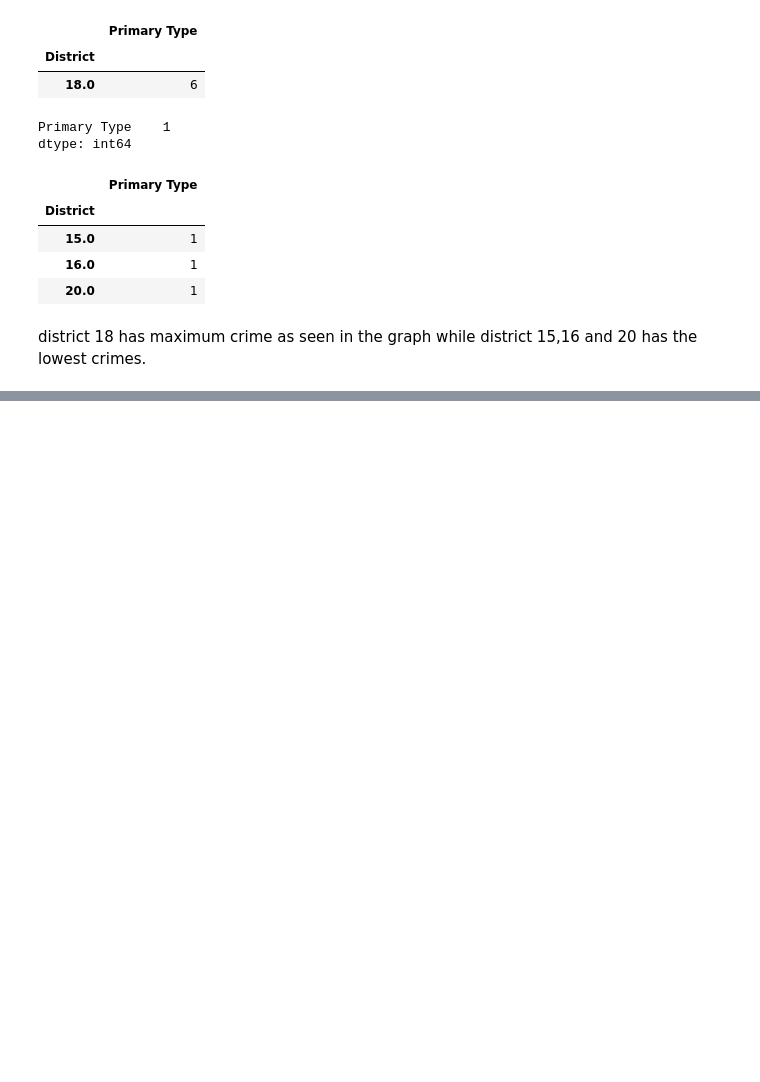
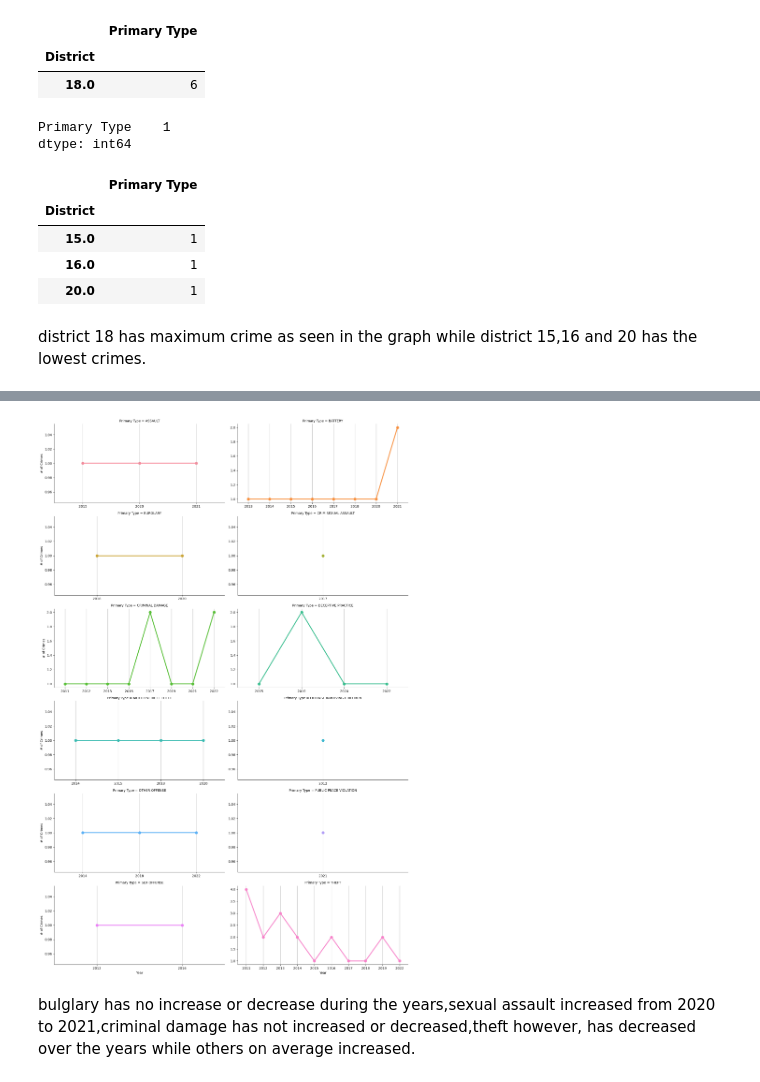
Before and after one commit to elleniayele/chicago-crime-data1, a Jupyter notebook: Untitled (7).ipynb, the cells around one changed output, grey strips where cells are left out. Saved outputs shown, nothing was run; the diff lists cells and outputs as text; code cells hidden in the pictures; blank space fills up the shorter version.

```diff
--- a/Untitled (7).ipynb
+++ b/Untitled (7).ipynb
@@ -763,0 +567,10 @@ as can be seen, the crime has increased over the years.
+# %%
+g = sns.catplot(data=plot_df, x='Year', y='# of Crimes',
+                kind='point',aspect=2, height=4,
+                hue='Primary Type', col='Primary Type',col_wrap=2,
+               sharey=False, sharex=False)
+[ax.grid(axis='x') for ax in g.axes];
+# %% [output]
+[figure, added]
+# %% [markdown]
+bulglary has no increase or decrease during the years,sexual assault increased from 2020 to 2021,criminal damage has not increased or decreased,theft however, has decreased over the years while others on average increased.
```
Also changed, not shown: parts of 41 cells of this notebook.
